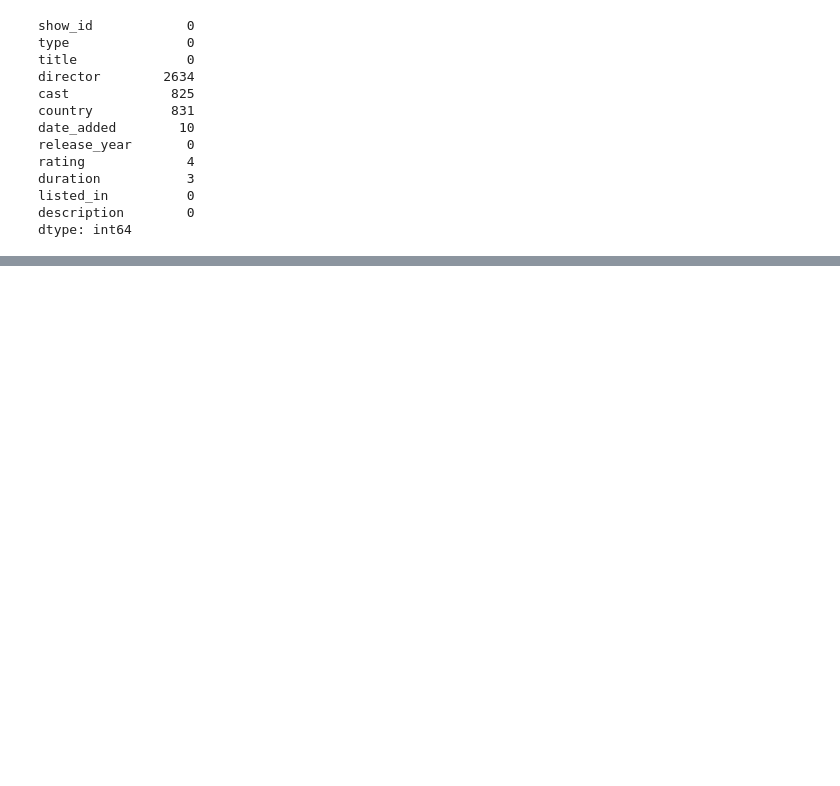
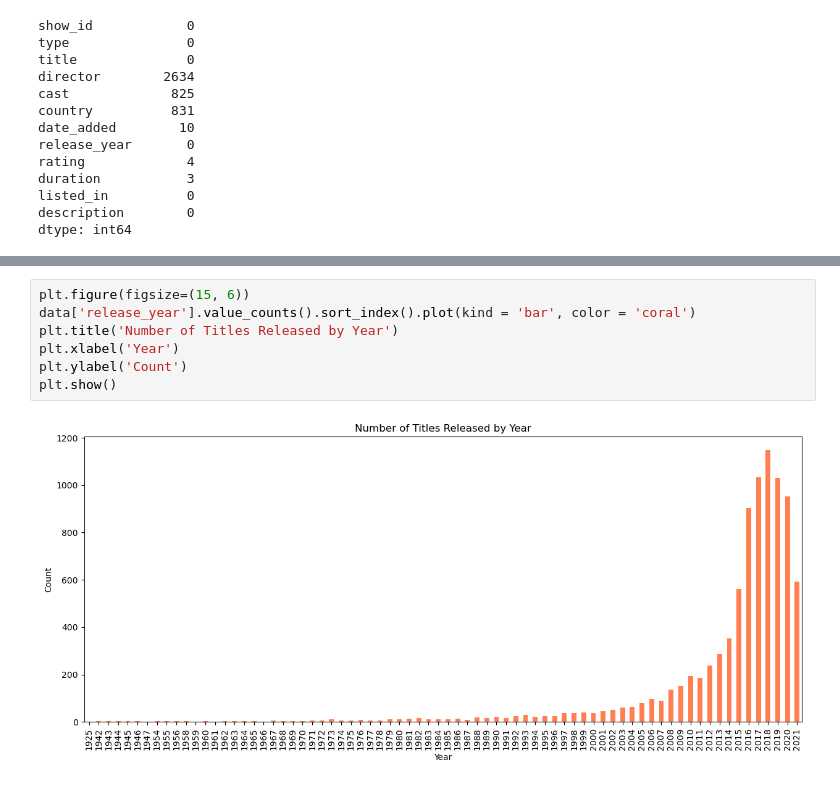
Before and after one commit to kamran-rezaei/netflix-analysis, a Jupyter notebook: netflix_analysis.ipynb, the cells around one changed output, grey strips where cells are left out. Cells and saved outputs as stored; diff of their text form; blank space fills up the shorter version.

```diff
--- a/netflix_analysis.ipynb
+++ b/netflix_analysis.ipynb
@@ -59,0 +74,9 @@ plt.show()
+# %%
+plt.figure(figsize=(15, 6))
+data['release_year'].value_counts().sort_index().plot(kind = 'bar', color = 'coral')
+plt.title('Number of Titles Released by Year')
+plt.xlabel('Year')
+plt.ylabel('Count')
+plt.show()
+# %% [output]
+[figure, added]
```
Also changed, not shown: parts of 3 cells of this notebook.
